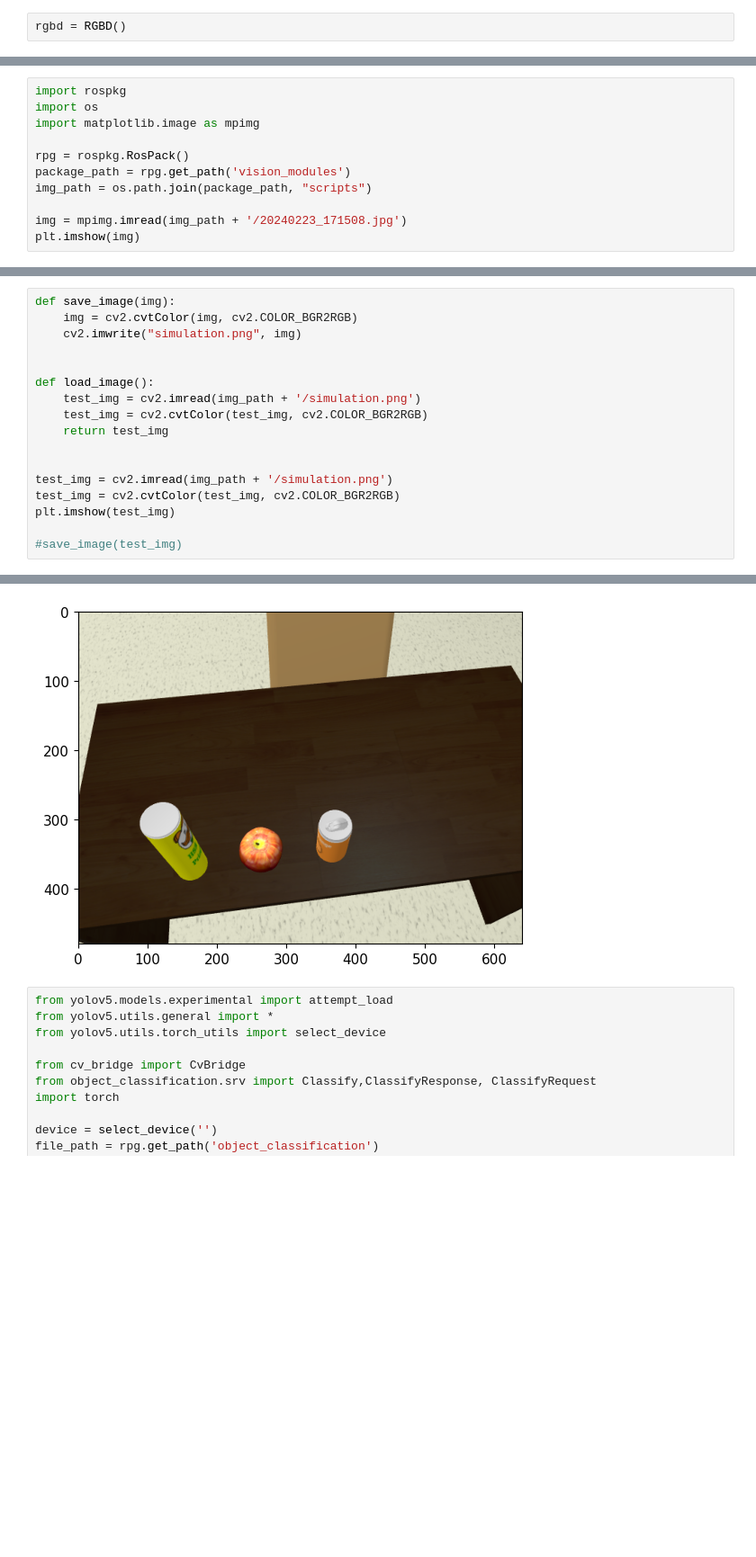
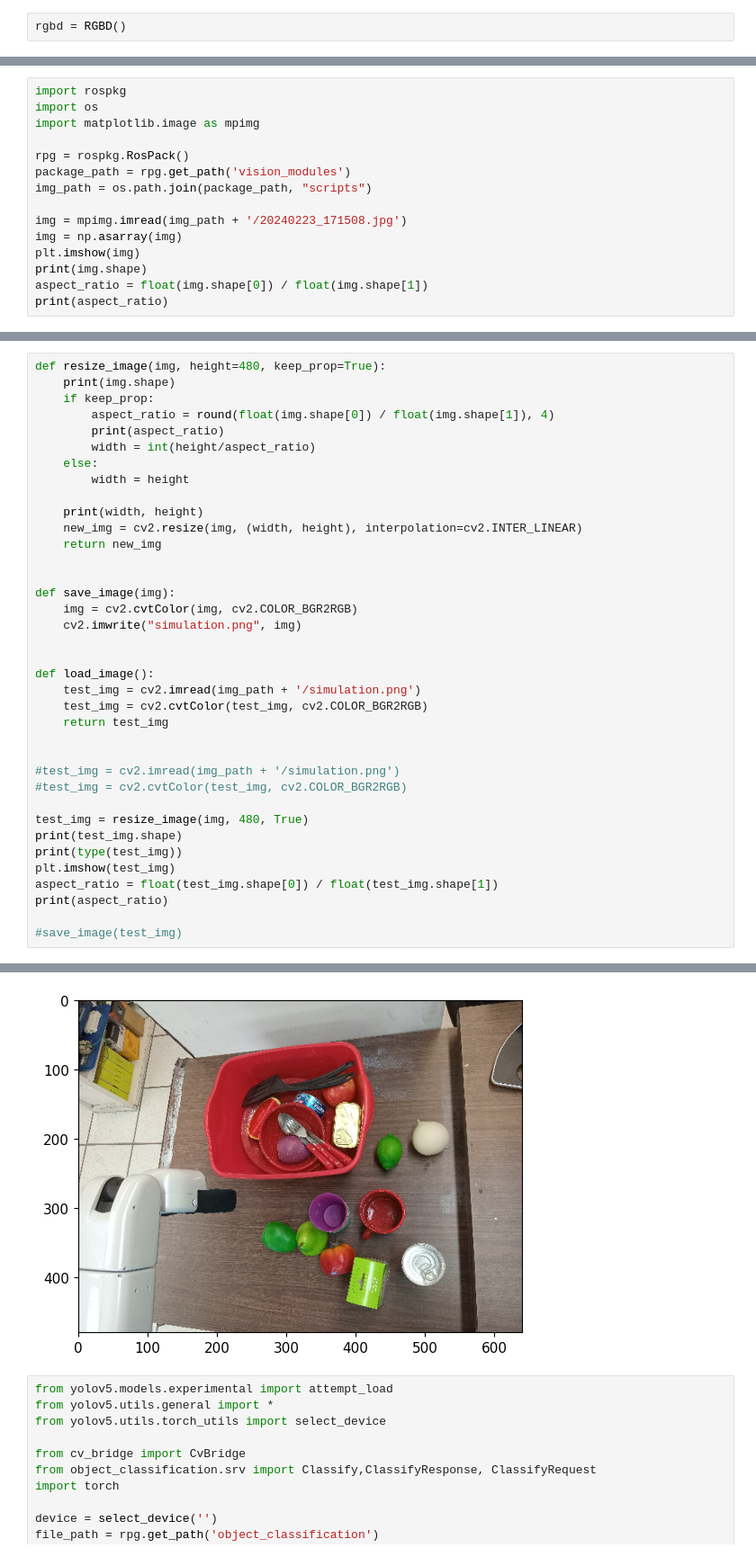
Before and after one commit to RobotJustina/Juskeshino, a Jupyter notebook: catkin_ws/src/mapless_navigation/vision_modules/scripts/yolo5_test.ipynb, the cells around one changed output, grey strips where cells are left out. Shown at 90% size. Saved outputs shown, nothing was run; the diff lists cells and outputs as text; blank space fills up the shorter version.

```diff
--- a/catkin_ws/src/mapless_navigation/vision_modules/scripts/yolo5_test.ipynb
+++ b/catkin_ws/src/mapless_navigation/vision_modules/scripts/yolo5_test.ipynb
@@ -56,5 +58,9 @@ package_path = rpg.get_path('vision_modules')
 img_path = os.path.join(package_path, "scripts")
 
 img = mpimg.imread(img_path + '/20240223_171508.jpg')
+img = np.asarray(img)
 plt.imshow(img)
+print(img.shape)
+aspect_ratio = float(img.shape[0]) / float(img.shape[1])
+print(aspect_ratio)
 # %% [output]
@@ -62,5 +69,19 @@ plt.imshow(img)
 [figure]
 # %%
+def resize_image(img, height=480, keep_prop=True):
+    print(img.shape)
+    if keep_prop:
+        aspect_ratio = round(float(img.shape[0]) / float(img.shape[1]), 4)
+        print(aspect_ratio)
+        width = int(height/aspect_ratio)
+    else:
+        width = height
+
+    print(width, height)
+    new_img = cv2.resize(img, (width, height), interpolation=cv2.INTER_LINEAR)
+    return new_img
+
+
 def save_image(img):
     img = cv2.cvtColor(img, cv2.COLOR_BGR2RGB)
     cv2.imwrite("simulation.png", img)
@@ -72,9 +93,15 @@ def load_image():
     return test_img
 
 
-test_img = cv2.imread(img_path + '/simulation.png')
-test_img = cv2.cvtColor(test_img, cv2.COLOR_BGR2RGB)
+#test_img = cv2.imread(img_path + '/simulation.png')
+#test_img = cv2.cvtColor(test_img, cv2.COLOR_BGR2RGB)
+
+test_img = resize_image(img, 480, True)
+print(test_img.shape)
+print(type(test_img))
 plt.imshow(test_img)
+aspect_ratio = float(test_img.shape[0]) / float(test_img.shape[1])
+print(aspect_ratio)
 
 #save_image(test_img)
 # %% [output]
@@ -82,4 +114,4 @@ plt.imshow(test_img)
-[figure, old version]
+[figure, new version]
 # %%
 from yolov5.models.experimental import attempt_load
 from yolov5.utils.general import *
```
Also changed, not shown: parts of 6 cells of this notebook.
